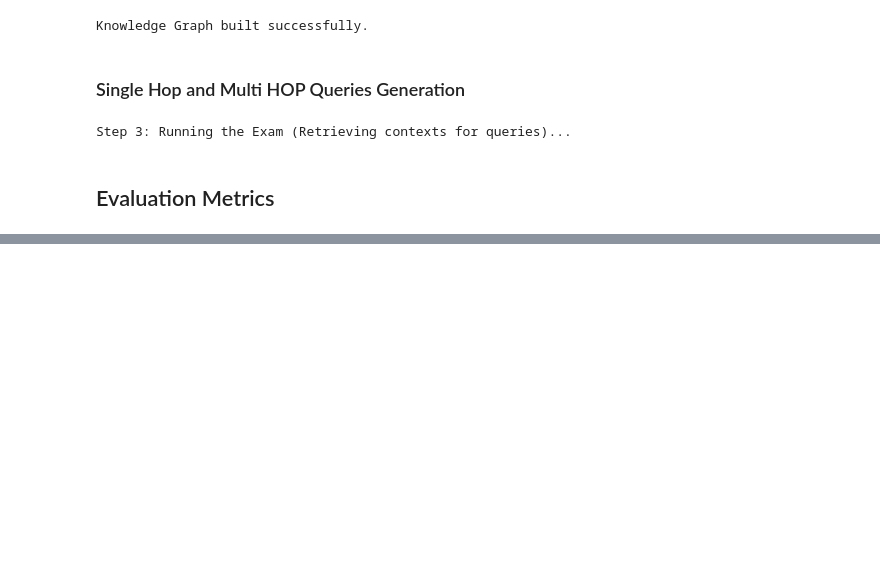
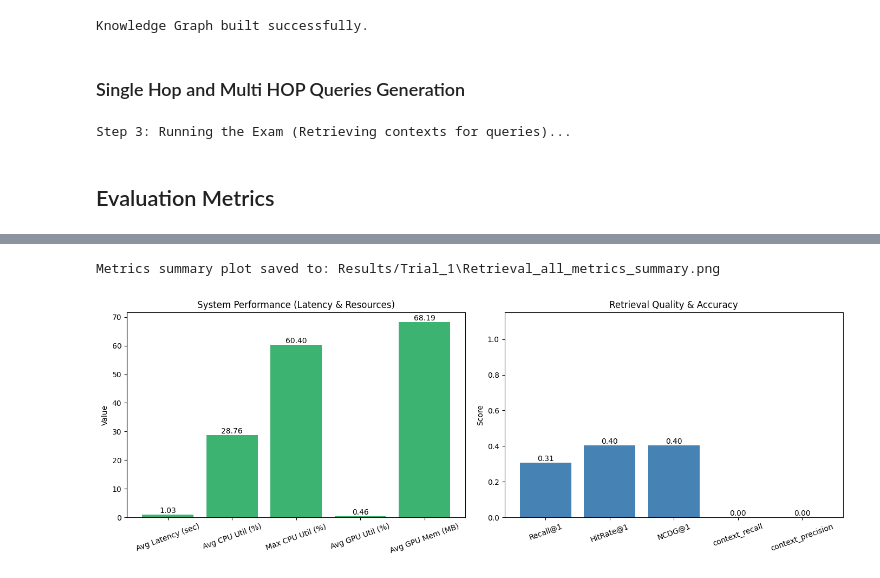
Before and after one commit to RoeyBokobza/Mission_plane, a Jupyter notebook: modular_code.ipynb, the cells around one changed output, grey strips where cells are left out. Saved outputs shown, nothing was run; the diff lists cells and outputs as text; code cells hidden in the pictures; blank space fills up the shorter version.

```diff
--- a/modular_code.ipynb
+++ b/modular_code.ipynb
@@ -339,0 +515,72 @@ plt.show()
+# %%
+def plot_results_graph(self, save_folder=folder_path):
+    if not self.classic_methods_results or not self.llm_as_judge_results or not self.system_methods_results:
+        print(f"You must run 'evaluate_all' method in order to plot results.")
+        return
+
+    # 1. Prepare Data
+    classic_df = pd.DataFrame.from_dict(self.classic_methods_results, orient='index')
+    llm_judge_df = pd.DataFrame.from_dict(self.llm_as_judge_results, orient='index')
+    system_df = pd.DataFrame.from_dict(self.system_methods_results, orient='index')
+
+    # Combine Classic and LLM Judge for the second plot
+    quality_metrics_combined = pd.concat([classic_df, llm_judge_df], axis=0)
+
+    # 2. Create Plot Layout (1 Row, 2 Columns)
+    fig, (ax1, ax2) = plt.subplots(1, 2, figsize=(14, 5))
+
+    # --- Plot 1: System Metrics ---
+    names_sys = list(system_df.index)
+    values_sys = system_df.iloc[:, 0].astype(float).tolist()
+
+    bars1 = ax1.bar(names_sys, values_sys, color="mediumseagreen")
+
+    # Labels for System Metrics
+    for bar, v in zip(bars1, values_sys):
+        ax1.text(
+            bar.get_x() + bar.get_width() / 2,
+            bar.get_height(),
+            f"{v:.2f}",
+            ha="center", va="bottom"
+        )
+
+    ax1.set_title("System Performance (Latency & Resources)")
+    ax1.set_ylabel("Value") # Units vary (sec, %, MB)
+    ax1.tick_params(axis='x', rotation=20)
+
+
+    # --- Plot 2: Quality Metrics (Classic + LLM Judge) ---
+    names_qual = list(quality_metrics_combined.index)
+    values_qual = quality_metrics_combined.iloc[:, 0].astype(float).tolist()
+
+    bars2 = ax2.bar(names_qual, values_qual, color="steelblue")
+
+    # Labels for Quality Metrics
+    for bar, v in zip(bars2, values_qual):
+        ax2.text(
+            bar.get_x() + bar.get_width() / 2,
+            bar.get_height(),
+            f"{v:.2f}",
+            ha="center", va="bottom"
+        )
+
+    ax2.set_title("Retrieval Quality & Accuracy")
+    ax2.set_ylim(0, 1.15) # Fixed scale for 0-1 scores
+    ax2.set_ylabel("Score")
+    ax2.tick_params(axis='x', rotation=20)
+
+
+    ## saving
+    file_path = os.path.join(folder_path, "Retrieval_all_metrics_summary.png")
+
+    # Save (bbox_inches='tight' prevents cutting off labels)
+    plt.savefig(file_path, dpi=300, bbox_inches='tight')
+    print(f"Metrics summary plot saved to: {file_path}")
+    # Final Layout Adjustments
+    plt.tight_layout()
+    plt.show()
+
+plot_results_graph(eval_module)
+# %% [output]
+Metrics summary plot saved to: Results/Trial_1\Retrieval_all_metrics_summary.png
+[figure, added]
```
Also changed, not shown: parts of 37 cells of this notebook, 16 other files.
